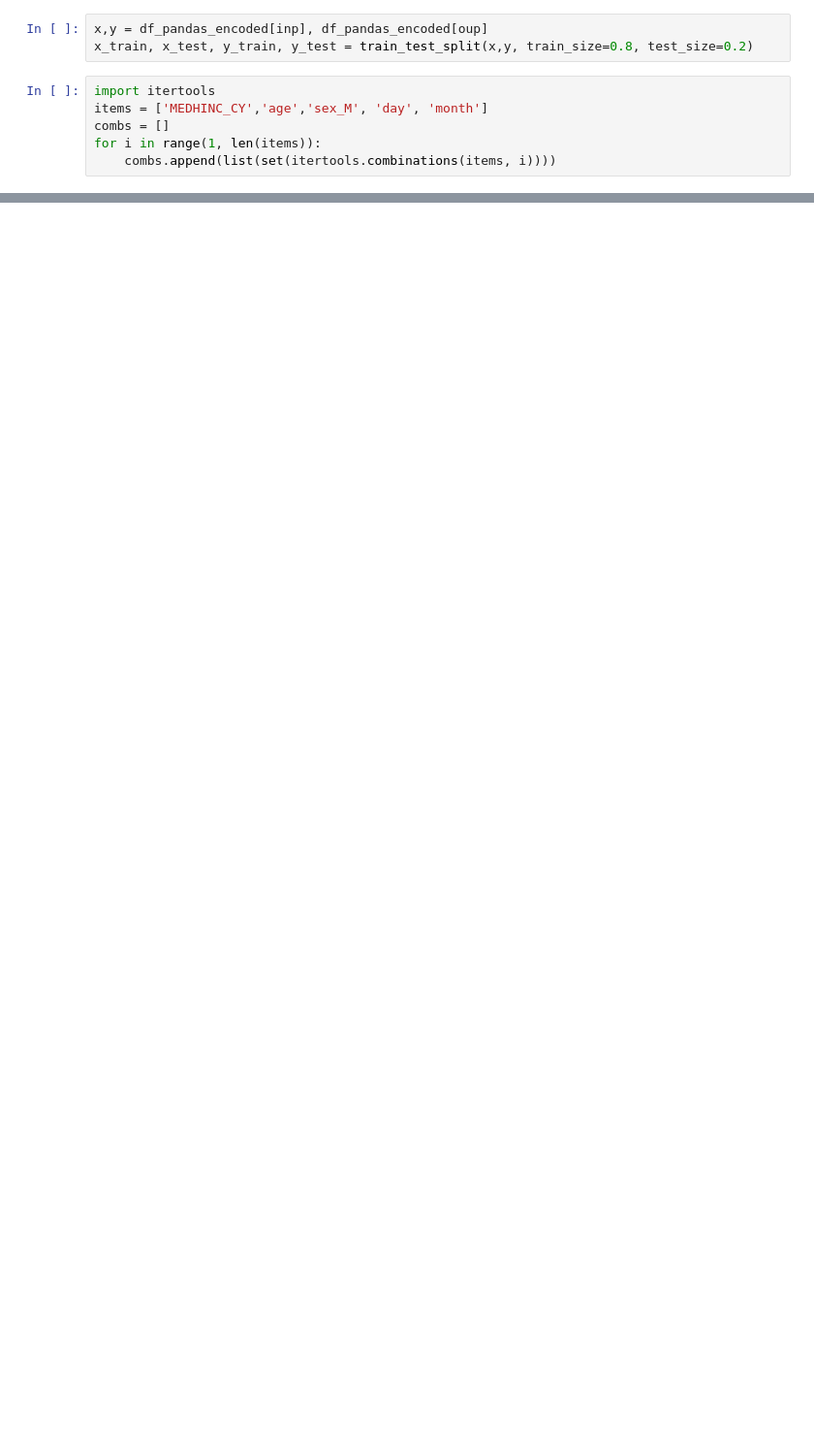
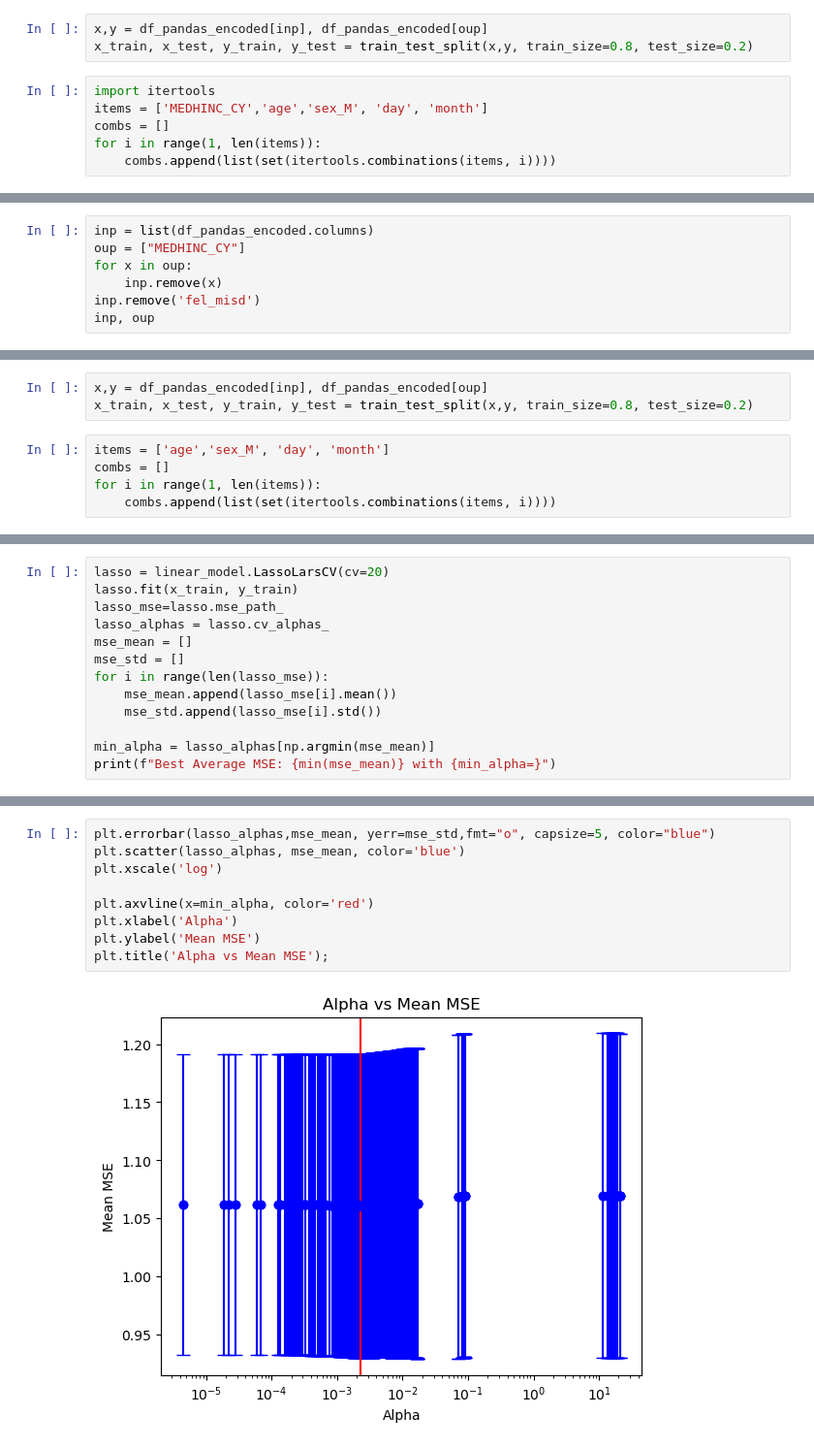
Before and after one commit to notan79/CSC380_Project, a Jupyter notebook: model.ipynb, the cells around one changed output, grey strips where cells are left out. Shown: that part at 97% size. Cells and saved outputs as stored; diff of their text form; blank space fills up the shorter version.

```diff
--- a/model.ipynb
+++ b/model.ipynb
@@ -303,0 +329,7 @@ weighted avg       0.39      0.38      0.36      1539
+# %%
+inp = list(df_pandas_encoded.columns)
+oup = ["MEDHINC_CY"]
+for x in oup:
+    inp.remove(x)
+inp.remove('fel_misd')
+inp, oup
@@ -303,0 +354,8 @@ weighted avg       0.39      0.38      0.36      1539
+# %%
+x,y = df_pandas_encoded[inp], df_pandas_encoded[oup]
+x_train, x_test, y_train, y_test = train_test_split(x,y, train_size=0.8, test_size=0.2)
+# %%
+items = ['age','sex_M', 'day', 'month']
+combs = []
+for i in range(1, len(items)):
+    combs.append(list(set(itertools.combinations(items, i))))
@@ -303,0 +425,13 @@ weighted avg       0.39      0.38      0.36      1539
+# %%
+lasso = linear_model.LassoLarsCV(cv=20)
+lasso.fit(x_train, y_train)
+lasso_mse=lasso.mse_path_
+lasso_alphas = lasso.cv_alphas_
+mse_mean = []
+mse_std = []
+for i in range(len(lasso_mse)):
+    mse_mean.append(lasso_mse[i].mean())
+    mse_std.append(lasso_mse[i].std())
+
+min_alpha = lasso_alphas[np.argmin(mse_mean)]
+print(f"Best Average MSE: {min(mse_mean)} with {min_alpha=}")
@@ -303,0 +440,11 @@ weighted avg       0.39      0.38      0.36      1539
+# %%
+plt.errorbar(lasso_alphas,mse_mean, yerr=mse_std,fmt="o", capsize=5, color="blue")
+plt.scatter(lasso_alphas, mse_mean, color='blue')
+plt.xscale('log')
+
+plt.axvline(x=min_alpha, color='red')
+plt.xlabel('Alpha')
+plt.ylabel('Mean MSE')
+plt.title('Alpha vs Mean MSE');
+# %% [output]
+[figure, added]
```
Also changed, not shown: parts of 35 cells of this notebook, 1 other file.
